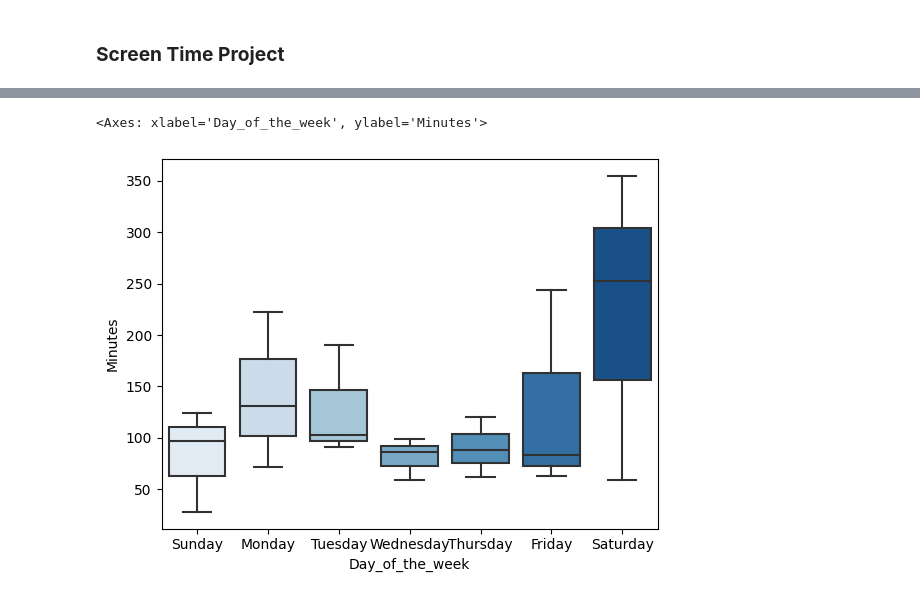
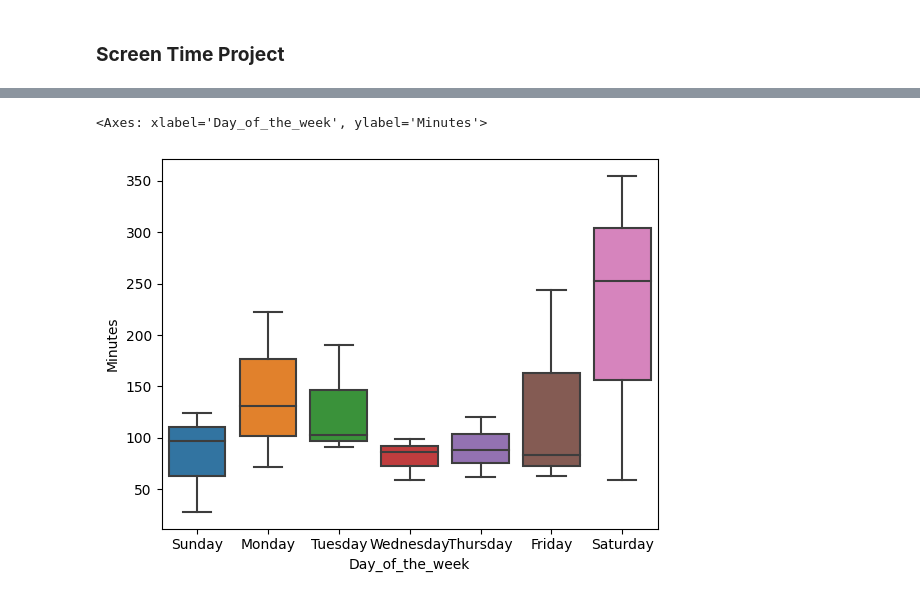
Before and after one commit to kennethayson/Skyline-Math-200, a Jupyter notebook: Screen_Time_Project.ipynb, the cells around one changed output, grey strips where cells are left out. Cells and saved outputs as stored; diff of their text form; code cells hidden in the pictures.

```diff
--- a/Screen_Time_Project.ipynb
+++ b/Screen_Time_Project.ipynb
@@ -28,5 +104,5 @@ sns.boxplot(x = 'Minutes' , y = 'App', data = screen_df,  palette="Blues")
 # %%
-sns.boxplot(x = 'Day_of_the_week' , y = 'Minutes', data = screen_df,  palette="Blues")
+sns.boxplot(x='Day_of_the_week', y='Minutes', data=screen_df)
 # %% [output]
 <Axes: xlabel='Day_of_the_week', ylabel='Minutes'>
-[figure, old version]
+[figure, new version]
```
Also changed, not shown: parts of 17 cells of this notebook.
